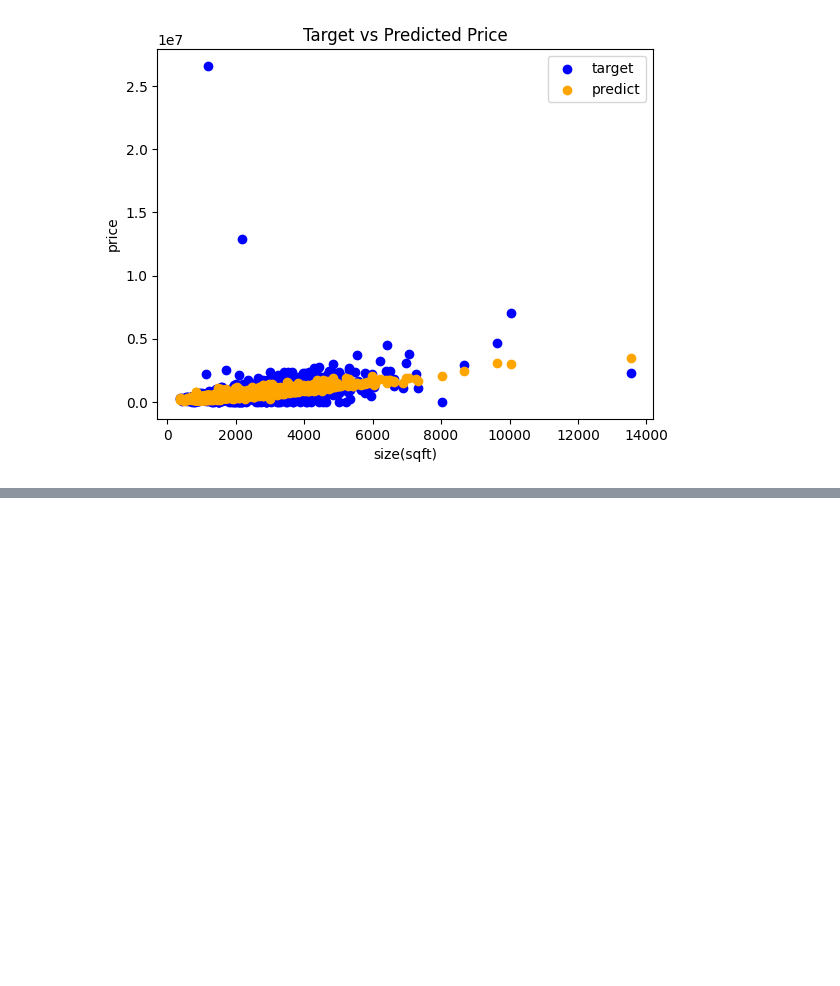
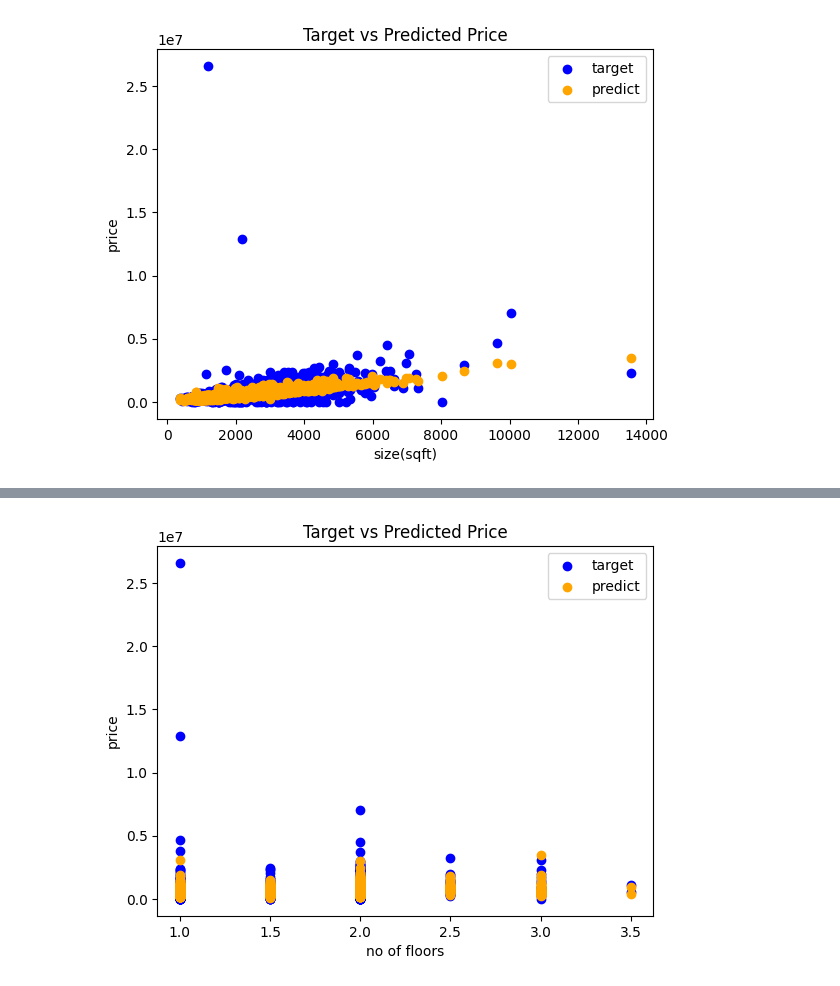
Before and after one commit to ShadowCommit0809/house-price-prediction-from-scratch, a Jupyter notebook: task.ipynb, the cells around one changed output, grey strips where cells are left out. Saved outputs shown, nothing was run; the diff lists cells and outputs as text; code cells hidden in the pictures; blank space fills up the shorter version.

```diff
--- a/task.ipynb
+++ b/task.ipynb
@@ -181,0 +194,12 @@ plt.show()
+# %%
+floors = data['floors']
+plt.scatter(floors, y, color='blue', label='target')
+plt.scatter(floors, y_pred, color='orange', label='predict')
+
+plt.xlabel("no of floors")
+plt.ylabel("price")
+plt.title("Target vs Predicted Price")
+plt.legend()
+plt.show()
+# %% [output]
+[figure, added]
```
Also changed, not shown: parts of 2 cells of this notebook.
